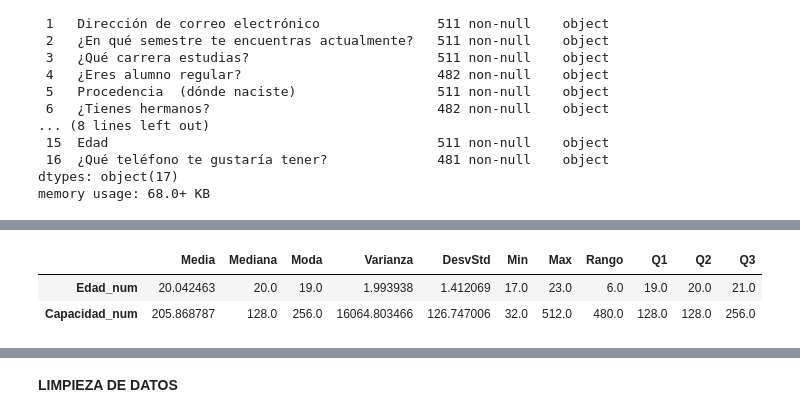
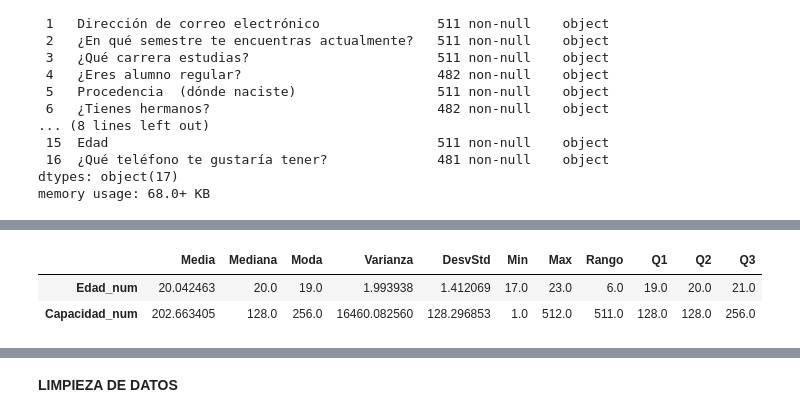
Before and after one commit to diegogh1002/Estadistica, a Jupyter notebook: limpieza.ipynb, the cells around one changed output, grey strips where cells are left out. Saved outputs shown, nothing was run; the diff lists cells and outputs as text; code cells hidden in the pictures.

```diff
--- a/limpieza.ipynb
+++ b/limpieza.ipynb
@@ -82,25 +109,29 @@ pd.DataFrame({
+# %%
+df["Edad_num"] = pd.to_numeric(df["Edad"], errors='coerce')
+
+df["Capacidad_num"] = df["Capacidad del teléfono"].str.extract(r'(\d+)')
+df["Capacidad_num"] = pd.to_numeric(df["Capacidad_num"], errors='coerce')
 # %%
-num_df = df.select_dtypes(include='number')
+num_df = df[["Edad_num","Capacidad_num"]]
 
 estadisticos = pd.DataFrame({
     "Media": num_df.mean(),
     "Mediana": num_df.median(),
     "Moda": num_df.mode().iloc[0],
     "Varianza": num_df.var(),
     "DesvStd": num_df.std(),
     "Min": num_df.min(),
     "Max": num_df.max(),
     "Rango": num_df.max() - num_df.min(),
     "Q1": num_df.quantile(0.25),
     "Q2": num_df.quantile(0.5),
     "Q3": num_df.quantile(0.75)
 })
-
 estadisticos
 # %% [output]
 |  | Media | Mediana | Moda | Varianza | DesvStd | Min | Max | Rango | Q1 | Q2 | Q3 |
 | Edad_num | 20.042463 | 20.0 | 19.0 | 1.993938 | 1.412069 | 17.0 | 23.0 | 6.0 | 19.0 | 20.0 | 21.0 |
-| Capacidad_num | 205.868787 | 128.0 | 256.0 | 16064.803466 | 126.747006 | 32.0 | 512.0 | 480.0 | 128.0 | 128.0 | 256.0 |
+| Capacidad_num | 202.663405 | 128.0 | 256.0 | 16460.082560 | 128.296853 | 1.0 | 512.0 | 511.0 | 128.0 | 128.0 | 256.0 |
 # %%
 for col in num_df.columns:
     plt.figure()
```
Also changed, not shown: parts of 17 cells of this notebook.
